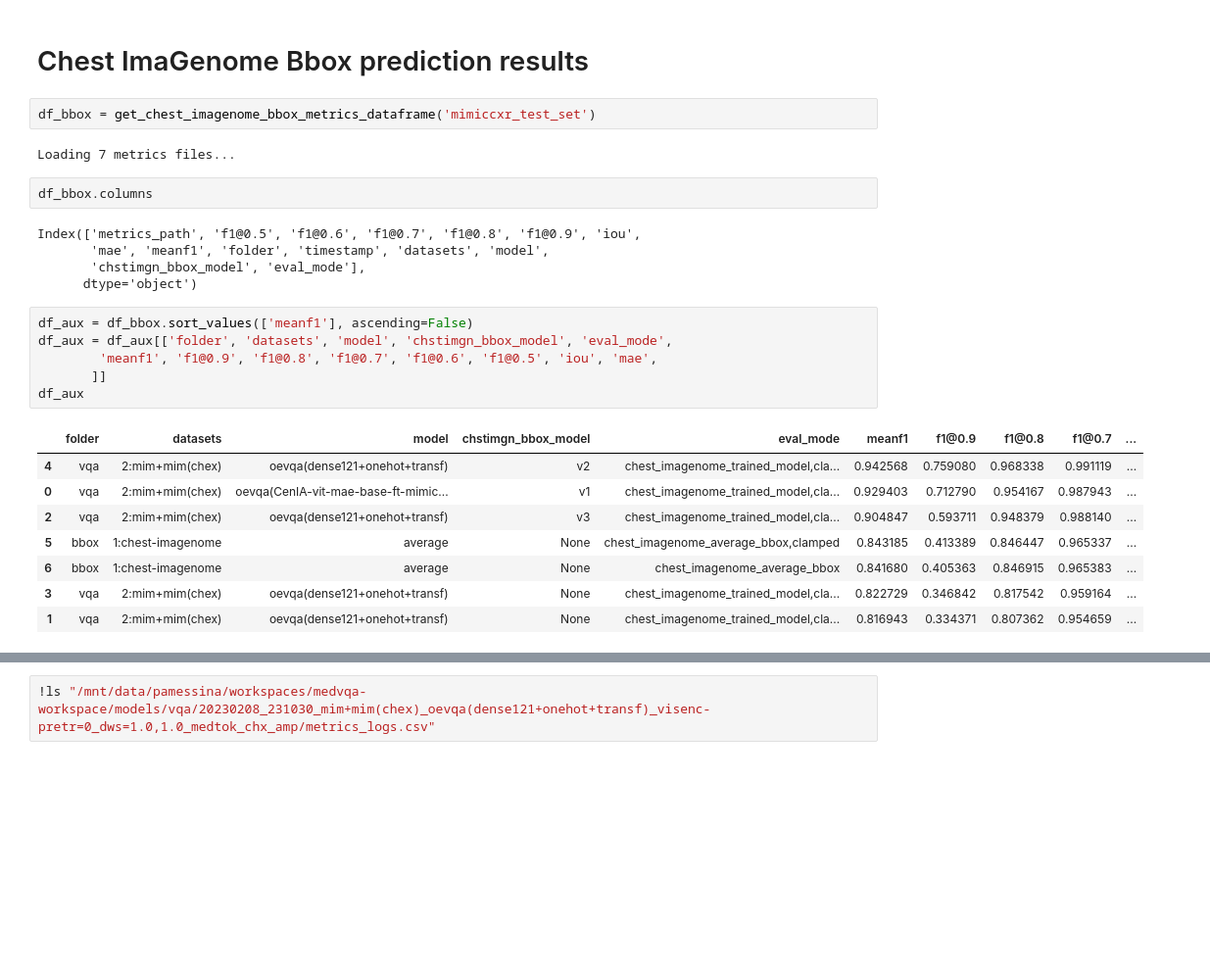
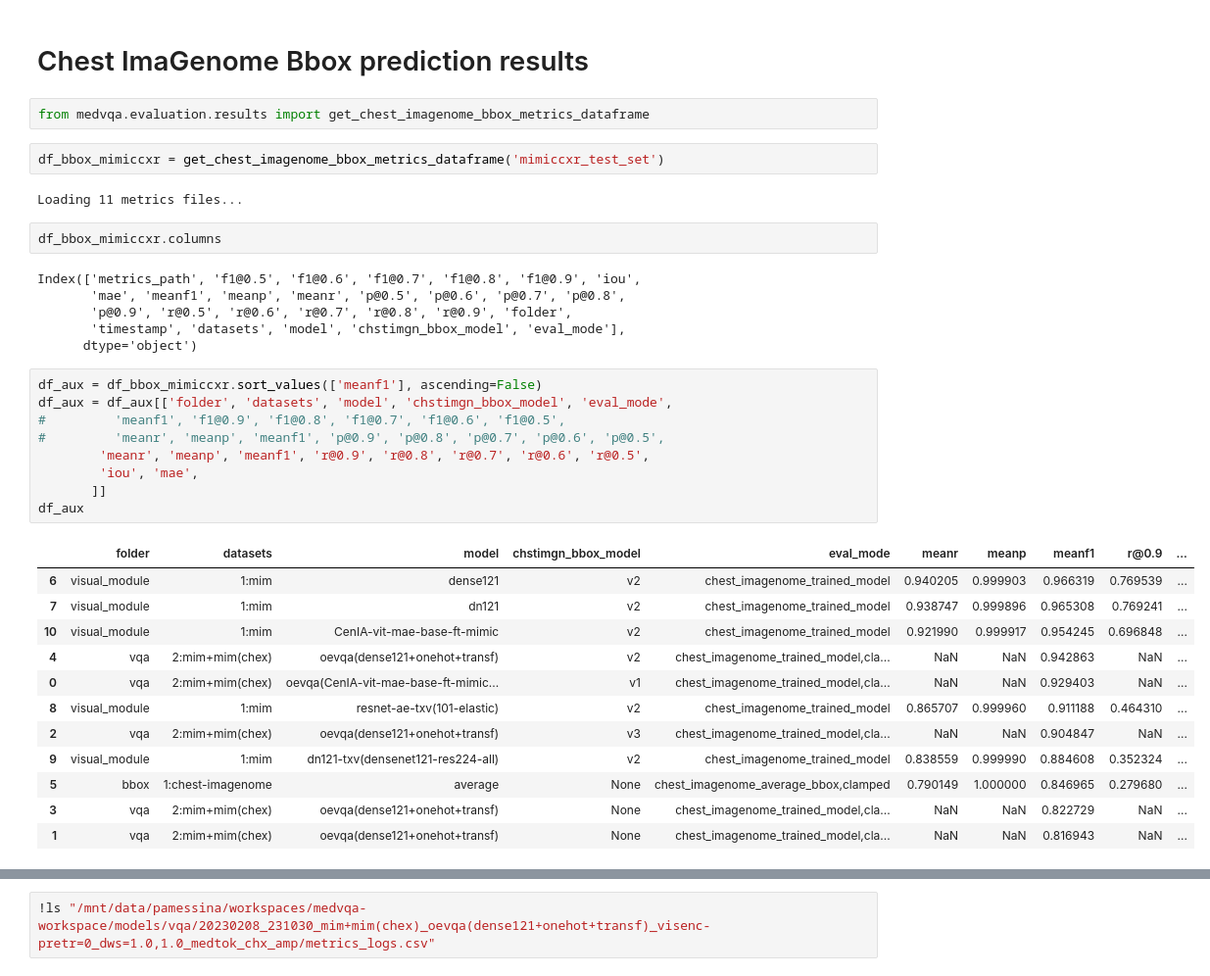
Before and after one commit to PabloMessina/MedVQA, a Jupyter notebook: medvqa/notebooks/Results Summary.ipynb, the cells around one changed output, grey strips where cells are left out. Shown at 98% size. Cells and saved outputs as stored; diff of their text form; blank space fills up the shorter version.

```diff
--- a/medvqa/notebooks/Results Summary.ipynb
+++ b/medvqa/notebooks/Results Summary.ipynb
@@ -591,32 +591,42 @@ f1score(0.634, 0.227)
 0.334
 # %% [markdown]
 # Chest ImaGenome Bbox prediction results
+# %%
+from medvqa.evaluation.results import get_chest_imagenome_bbox_metrics_dataframe
 # %%
-df_bbox = get_chest_imagenome_bbox_metrics_dataframe('mimiccxr_test_set')
+df_bbox_mimiccxr = get_chest_imagenome_bbox_metrics_dataframe('mimiccxr_test_set')
 # %% [output]
-Loading 7 metrics files...
+Loading 11 metrics files...
 # %%
-df_bbox.columns
+df_bbox_mimiccxr.columns
 # %% [output]
 Index(['metrics_path', 'f1@0.5', 'f1@0.6', 'f1@0.7', 'f1@0.8', 'f1@0.9', 'iou',
-       'mae', 'meanf1', 'folder', 'timestamp', 'datasets', 'model',
-       'chstimgn_bbox_model', 'eval_mode'],
+       'mae', 'meanf1', 'meanp', 'meanr', 'p@0.5', 'p@0.6', 'p@0.7', 'p@0.8',
+       'p@0.9', 'r@0.5', 'r@0.6', 'r@0.7', 'r@0.8', 'r@0.9', 'folder',
+       'timestamp', 'datasets', 'model', 'chstimgn_bbox_model', 'eval_mode'],
       dtype='object')
 # %%
-df_aux = df_bbox.sort_values(['meanf1'], ascending=False)
+df_aux = df_bbox_mimiccxr.sort_values(['meanf1'], ascending=False)
 df_aux = df_aux[['folder', 'datasets', 'model', 'chstimgn_bbox_model', 'eval_mode',
-        'meanf1', 'f1@0.9', 'f1@0.8', 'f1@0.7', 'f1@0.6', 'f1@0.5', 'iou', 'mae',
+#         'meanf1', 'f1@0.9', 'f1@0.8', 'f1@0.7', 'f1@0.6', 'f1@0.5',
+#         'meanr', 'meanp', 'meanf1', 'p@0.9', 'p@0.8', 'p@0.7', 'p@0.6', 'p@0.5',
+        'meanr', 'meanp', 'meanf1', 'r@0.9', 'r@0.8', 'r@0.7', 'r@0.6', 'r@0.5',
+        'iou', 'mae',
        ]]
 df_aux
 # %% [output]
-|  | folder | datasets | model | chstimgn_bbox_model | eval_mode | meanf1 | f1@0.9 | f1@0.8 | f1@0.7 | ... |
-| 4 | vqa | 2:mim+mim(chex) | oevqa(dense121+onehot+transf) | v2 | chest_imagenome_trained_model,cla... | 0.942568 | 0.759080 | 0.968338 | 0.991119 | ... |
-| 0 | vqa | 2:mim+mim(chex) | oevqa(CenIA-vit-mae-base-ft-mimic... | v1 | chest_imagenome_trained_model,cla... | 0.929403 | 0.712790 | 0.954167 | 0.987943 | ... |
-| 2 | vqa | 2:mim+mim(chex) | oevqa(dense121+onehot+transf) | v3 | chest_imagenome_trained_model,cla... | 0.904847 | 0.593711 | 0.948379 | 0.988140 | ... |
-| 5 | bbox | 1:chest-imagenome | average | None | chest_imagenome_average_bbox,clamped | 0.843185 | 0.413389 | 0.846447 | 0.965337 | ... |
-| 6 | bbox | 1:chest-imagenome | average | None | chest_imagenome_average_bbox | 0.841680 | 0.405363 | 0.846915 | 0.965383 | ... |
-| 3 | vqa | 2:mim+mim(chex) | oevqa(dense121+onehot+transf) | None | chest_imagenome_trained_model,cla... | 0.822729 | 0.346842 | 0.817542 | 0.959164 | ... |
-| 1 | vqa | 2:mim+mim(chex) | oevqa(dense121+onehot+transf) | None | chest_imagenome_trained_model,cla... | 0.816943 | 0.334371 | 0.807362 | 0.954659 | ... |
+|  | folder | datasets | model | chstimgn_bbox_model | eval_mode | meanr | meanp | meanf1 | r@0.9 | ... |
+| 6 | visual_module | 1:mim | dense121 | v2 | chest_imagenome_trained_model | 0.940205 | 0.999903 | 0.966319 | 0.769539 | ... |
+| 7 | visual_module | 1:mim | dn121 | v2 | chest_imagenome_trained_model | 0.938747 | 0.999896 | 0.965308 | 0.769241 | ... |
+| 10 | visual_module | 1:mim | CenIA-vit-mae-base-ft-mimic | v2 | chest_imagenome_trained_model | 0.921990 | 0.999917 | 0.954245 | 0.696848 | ... |
+| 4 | vqa | 2:mim+mim(chex) | oevqa(dense121+onehot+transf) | v2 | chest_imagenome_trained_model,cla... | NaN | NaN | 0.942863 | NaN | ... |
+| 0 | vqa | 2:mim+mim(chex) | oevqa(CenIA-vit-mae-base-ft-mimic... | v1 | chest_imagenome_trained_model,cla... | NaN | NaN | 0.929403 | NaN | ... |
+| 8 | visual_module | 1:mim | resnet-ae-txv(101-elastic) | v2 | chest_imagenome_trained_model | 0.865707 | 0.999960 | 0.911188 | 0.464310 | ... |
+| 2 | vqa | 2:mim+mim(chex) | oevqa(dense121+onehot+transf) | v3 | chest_imagenome_trained_model,cla... | NaN | NaN | 0.904847 | NaN | ... |
+| 9 | visual_module | 1:mim | dn121-txv(densenet121-res224-all) | v2 | chest_imagenome_trained_model | 0.838559 | 0.999990 | 0.884608 | 0.352324 | ... |
+| 5 | bbox | 1:chest-imagenome | average | None | chest_imagenome_average_bbox,clamped | 0.790149 | 1.000000 | 0.846965 | 0.279680 | ... |
+| 3 | vqa | 2:mim+mim(chex) | oevqa(dense121+onehot+transf) | None | chest_imagenome_trained_model,cla... | NaN | NaN | 0.822729 | NaN | ... |
+| 1 | vqa | 2:mim+mim(chex) | oevqa(dense121+onehot+transf) | None | chest_imagenome_trained_model,cla... | NaN | NaN | 0.816943 | NaN | ... |
 # %%
 df_aux.index = range(len(df_aux))
 print(df_aux)
```
Also changed, not shown: parts of 7 cells of this notebook, 24 other files.
